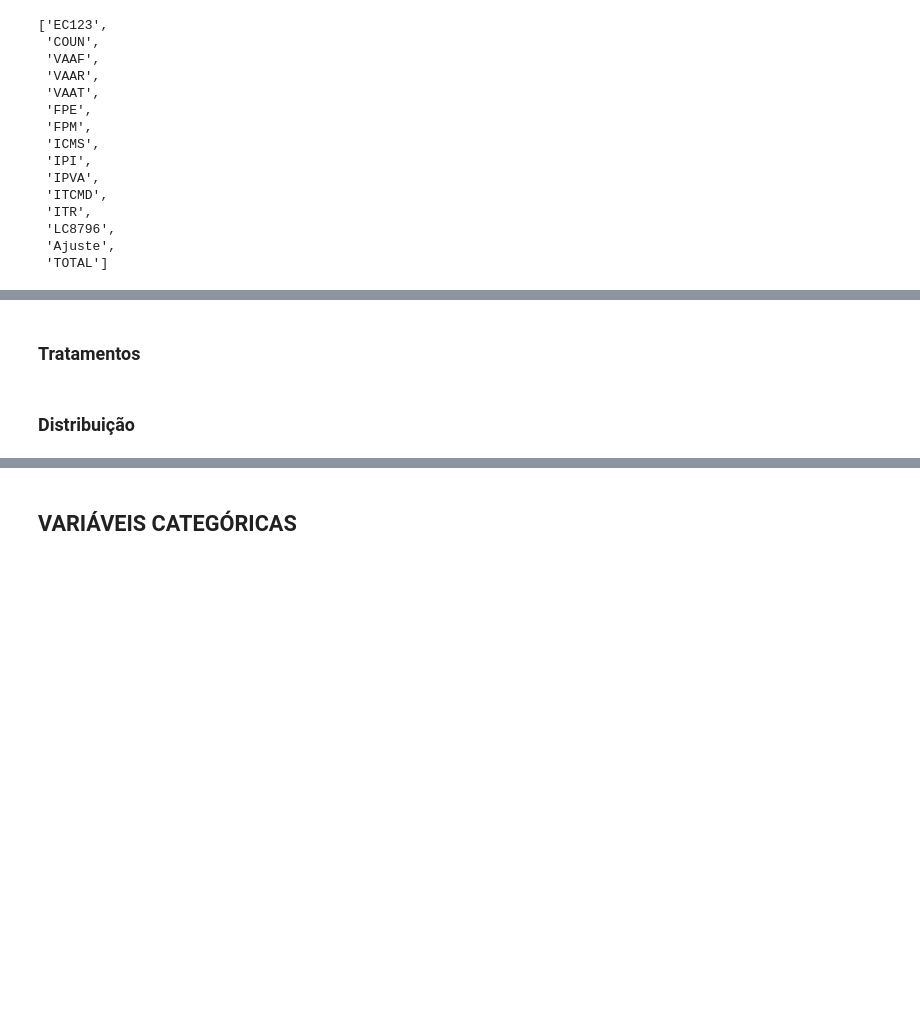
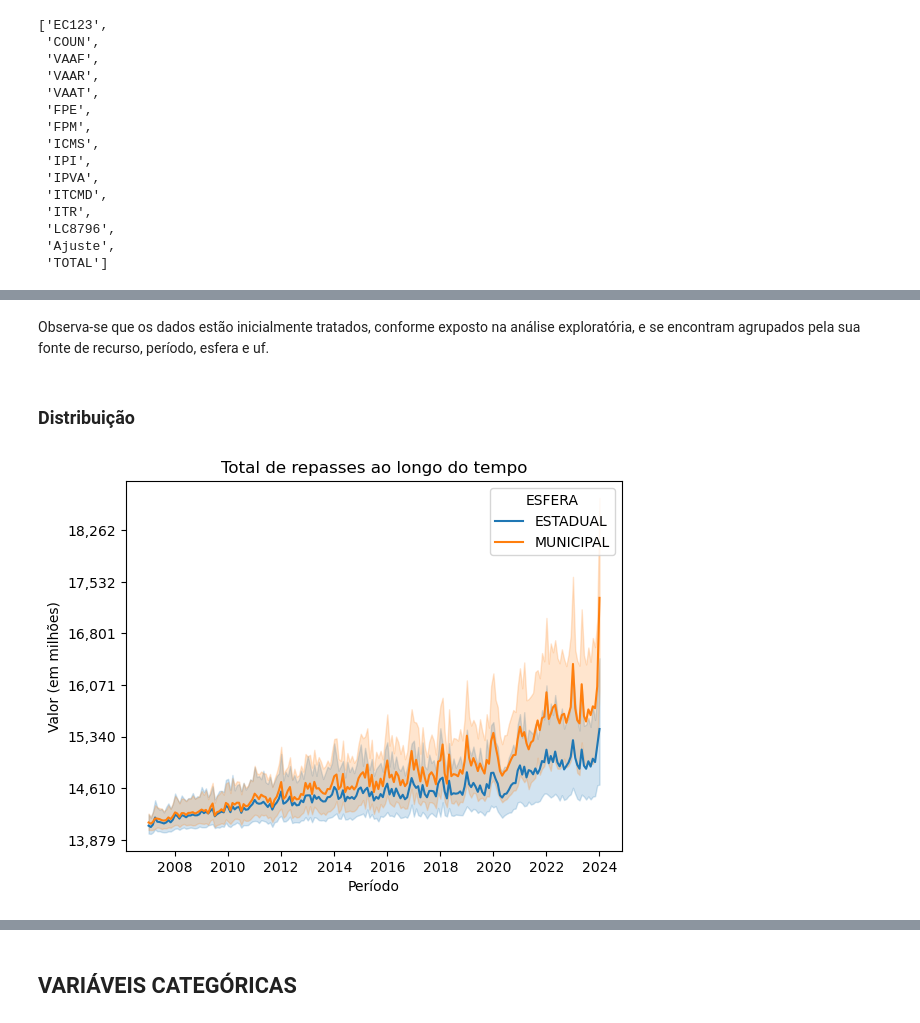
Before and after one commit to AdrianSBar/Repasses_FUNDEB, a Jupyter notebook: 1_Descriptive_data_analisy.ipynb, the cells around one changed output, grey strips where cells are left out. Saved outputs shown, nothing was run; the diff lists cells and outputs as text; code cells hidden in the pictures; blank space fills up the shorter version.

Commit message:
Agrupamento dos dados para melhor eficiência

```diff
--- a/1_Descriptive_data_analisy.ipynb
+++ b/1_Descriptive_data_analisy.ipynb
@@ -110,4 +112,2 @@ df.describe()
-# %% [markdown]
-### Tratamentos
 # %%
 # Tratamento de constantes
@@ -129,5 +128,30 @@ df.describe()
 # df.loc[(df['TOTAL LIQUIDO'] < 0) & (df['CATEGORIA']!='Outros')]
 # df.loc[(df['ESFERA']=='Estadual') & (df['UF']=='PB') & (df['COMPETÊNCIA']>='2023-01-01') & (df['COMPETÊNCIA']<='2023-12-31')]['TOTAL AJUSTE'].sum()
 # - Não se sabe o motivo desses ajustes, entretanto, para os montantes corretos de 'total de ajuste' e 'total liquido', estes devem ser considerados negativos
+# %% [markdown]
+Observa-se que os dados estão inicialmente tratados, conforme exposto na análise exploratória, e se encontram agrupados pela sua fonte de recurso, período, esfera e uf.
 # %% [markdown]
 ### Distribuição
+# %%
+# Filtro
+data = df[(df['COMPETÊNCIA']<='2024-01-01')]
+
+# Criação do gráfico
+sns.lineplot(
+    data=data,
+    y='TOTAL',
+    x='COMPETÊNCIA',
+    hue='ESFERA'
+)
+
+# Ajustando título e rótulos dos eixos
+plt.title('Total de repasses ao longo do tempo')
+plt.ylabel('Valor (em milhões)')
+plt.xlabel('Período')
+
+# Formantando valor do eixo y
+plt.gca().set_yticklabels([f'{x:,.0f}' for x in plt.gca().get_xticks()])  # Formato para o eixo x
+
+plt.show()
+# %% [output]
+[figure, added]
```
Also changed, not shown: parts of 9 cells of this notebook, 5 other files.
